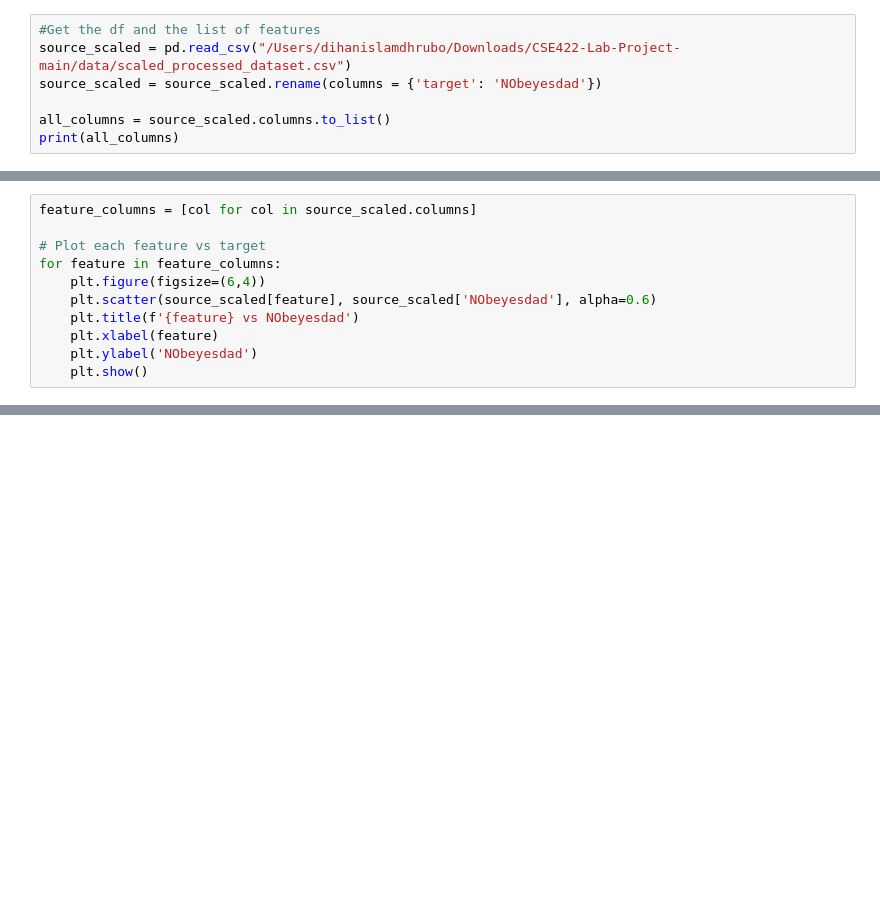
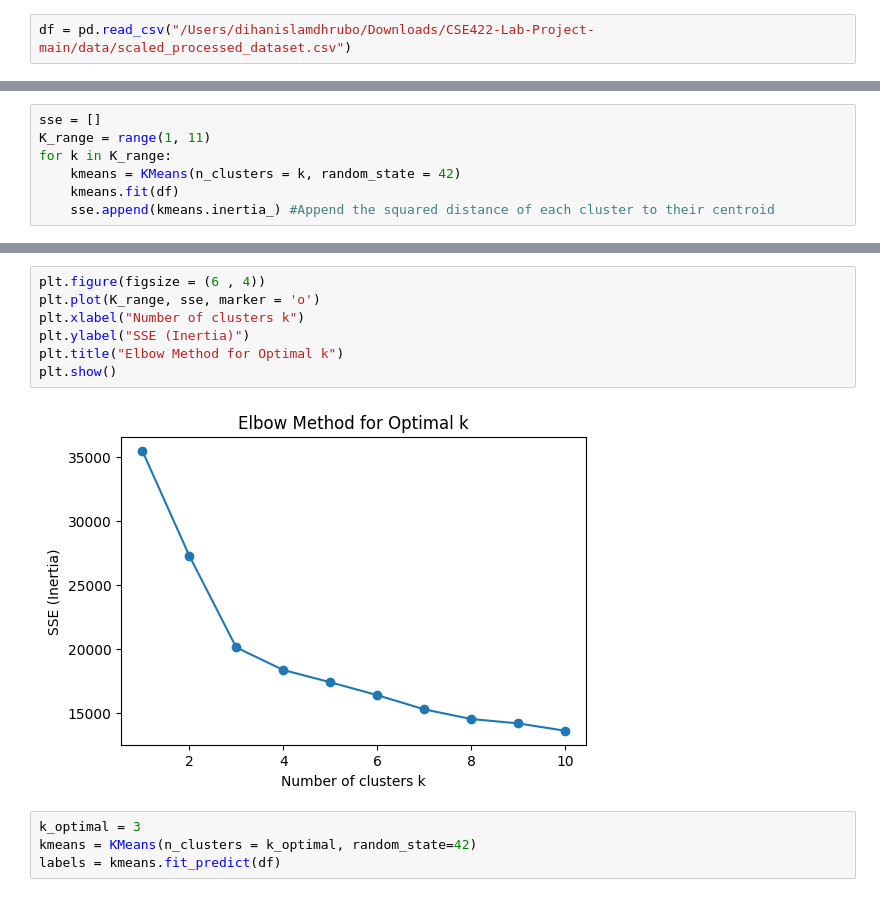
Before and after one commit to xDhruboVai/CSE422-Lab-Project, a Jupyter notebook: notebooks/5_kmeans_clustering.ipynb, the cells around one changed output, grey strips where cells are left out. Cells and saved outputs as stored; diff of their text form; blank space fills up the shorter version.

Commit message:
Kmeans ki hoilo jani na

```diff
--- a/notebooks/5_kmeans_clustering.ipynb
+++ b/notebooks/5_kmeans_clustering.ipynb
@@ -10,9 +12,4 @@ from sklearn.decomposition import PCA
 sys.path.append(os.path.abspath('/Users/dihanislamdhrubo/Downloads/CSE422-Lab-Project-main'))
 from src import kmeans_clustering
 # %%
-#Get the df and the list of features
-source_scaled = pd.read_csv("/Users/dihanislamdhrubo/Downloads/CSE422-Lab-Project-main/data/scaled_processed_dataset.csv")
-source_scaled = source_scaled.rename(columns = {'target': 'NObeyesdad'})
-
-all_columns = source_scaled.columns.to_list()
-print(all_columns)
+df = pd.read_csv("/Users/dihanislamdhrubo/Downloads/CSE422-Lab-Project-main/data/scaled_processed_dataset.csv")
@@ -21,11 +16,7 @@ print(all_columns)
 # %%
-feature_columns = [col for col in source_scaled.columns]
-
-# Plot each feature vs target
-for feature in feature_columns:
-    plt.figure(figsize=(6,4))
-    plt.scatter(source_scaled[feature], source_scaled['NObeyesdad'], alpha=0.6)
-    plt.title(f'{feature} vs NObeyesdad')
-    plt.xlabel(feature)
-    plt.ylabel('NObeyesdad')
-    plt.show()
+sse = []
+K_range = range(1, 11)
+for k in K_range:
+    kmeans = KMeans(n_clusters = k, random_state = 42)
+    kmeans.fit(df)
+    sse.append(kmeans.inertia_) #Append the squared distance of each cluster to their centroid
@@ -45,0 +23,13 @@ for feature in feature_columns:
+# %%
+plt.figure(figsize = (6 , 4))
+plt.plot(K_range, sse, marker = 'o')
+plt.xlabel("Number of clusters k")
+plt.ylabel("SSE (Inertia)")
+plt.title("Elbow Method for Optimal k")
+plt.show()
+# %% [output]
+[figure, added]
+# %%
+k_optimal = 3
+kmeans = KMeans(n_clusters = k_optimal, random_state=42)
+labels = kmeans.fit_predict(df)
```
Also changed, not shown: parts of 4 cells of this notebook.
